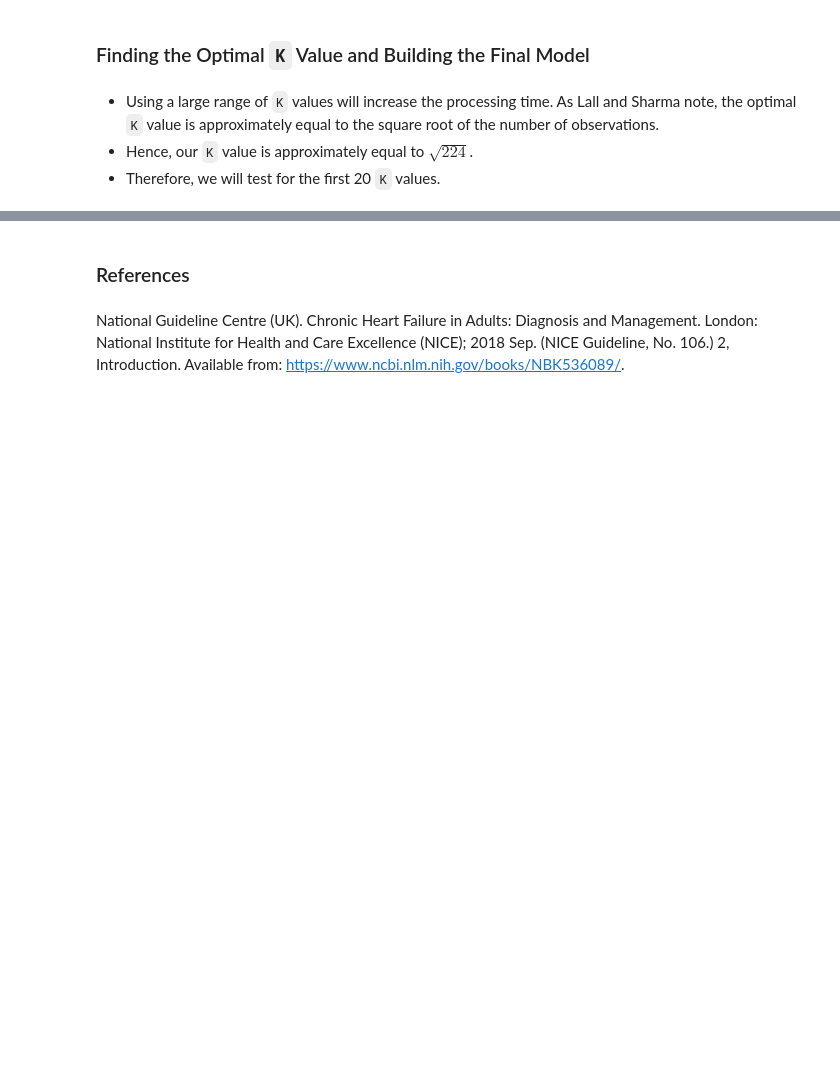
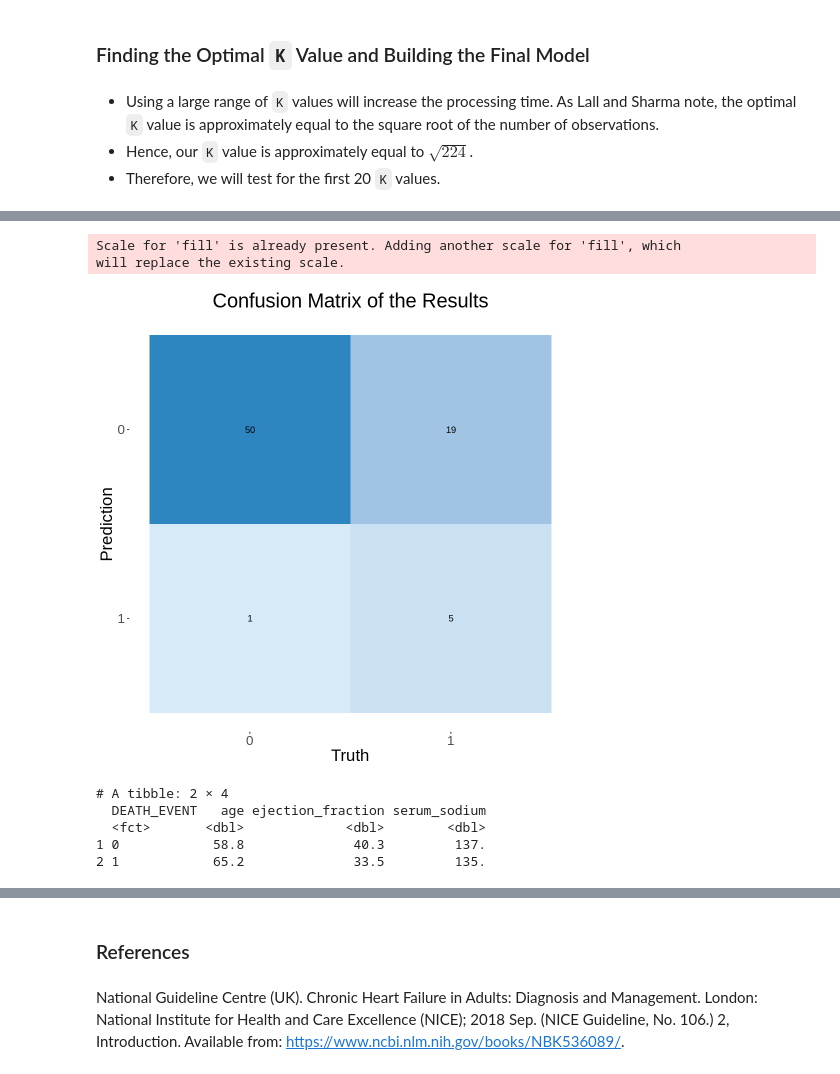
Before and after one commit to pinklily1202/Group-30, a Jupyter notebook: group30.ipynb, the cells around one changed output, grey strips where cells are left out. Cells and saved outputs as stored; diff of their text form; code cells hidden in the pictures; blank space fills up the shorter version.

```diff
--- a/group30.ipynb
+++ b/group30.ipynb
@@ -411,0 +403,13 @@ k_accuracies_plot
+# %%
+best_knn_spec <- nearest_neighbor(weight_func = "rectangular", neighbors = 50) |>
+  set_engine("kknn") |>
+  set_mode("classification")
+
+# aest_recipe is previously defined
+heart_fit <- workflow() |>
+    add_recipe(aest_recipe) |>
+    add_model(best_knn_spec) |>
+    fit(data = heart_train)
+
+print("Figure 5.2: Final Classification Model")
+heart_fit
@@ -411,0 +441,10 @@ k_accuracies_plot
+# %%
+heart_predictions <- predict(heart_fit, heart_test) |>
+    bind_cols(heart_test)
+heart_acc <- heart_predictions |>
+    metrics(truth = DEATH_EVENT, estimate = .pred_class) |>
+    select(.metric, .estimate) |>
+    head(1)
+
+print("Model Accuracy on the Testing Set")
+heart_acc
@@ -411,0 +457,26 @@ k_accuracies_plot
+# %%
+options(repr.plot.width = 8, repr.plot.height = 8)
+
+heart_matrix <- heart_predictions |>
+    conf_mat(truth = DEATH_EVENT, estimate = .pred_class) |>
+     autoplot(type = "heatmap") +
+    scale_fill_gradient(low="#D6EAF8",high = "#2E86C1") +
+    labs(title = "Confusion Matrix of the Results") +
+    theme(text = element_text(size = 20)) +
+    theme(plot.title = element_text(hjust = 0.5))
+
+heart_matrix
+# %% [output]
+Scale for 'fill' is already present. Adding another scale for 'fill', which
+will replace the existing scale.
+[figure, added]
+# %%
+observations |>
+    select(-creatinine_phosphokinase, -platelets, -serum_creatinine) |>
+    print()
+# %% [output]
+# A tibble: 2 × 4
+  DEATH_EVENT   age ejection_fraction serum_sodium
+  <fct>       <dbl>             <dbl>        <dbl>
+1 0            58.8              40.3         137.
+2 1            65.2              33.5         135.
```
Also changed, not shown: parts of 17 cells of this notebook.
